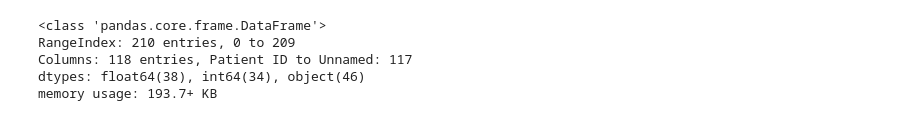
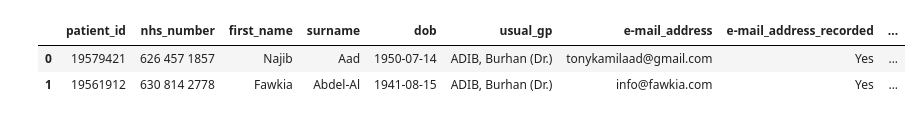
Before and after one commit to janduplessis883/diabetes-streamlit, a Jupyter notebook: notebooks/Testing Values.ipynb, the cells around one changed output. Drawn from its saved outputs; the diff is of its cells as text; code cells hidden in the pictures.

```diff
--- a/notebooks/Testing Values.ipynb
+++ b/notebooks/Testing Values.ipynb
@@ -48,8 +63,22 @@ Today: 2025-04-23
 # %%
-# date_cols = ['DOB', 'First DM Diagnosis', 'Annual Review Done',	'HbA1c', 'BP',	'Cholesterol', 'BMI', 'eGFR', 'Urine ACR',
-#              'Smoking', 'Foot Risk', 'Retinal screening', 'MH Screen - DDS or PHQ', 'Patient goals', 'Care plan',	'Education', 'Next Appt Date']
+date_cols = ['dob', 'first_dm_diagnosis', 'annual_review_done',
+ 'hba1c',
+ 'bp',
+ 'cholesterol',
+ 'bmi',
+ 'egfr',
+ 'urine_acr',
+ 'smoking',
+ 'foot_risk',
+ 'mh_screen_-_dds_or_phq',
+ 'patient_goals',
+ 'care_plan',
+ 'education',
+ 'hypo_monitoring',
+ 'next_appt_date',
+]
 
-# for col in date_cols:
-#     print(col + "-⏱️")
-#     data[col] = data[col].str.replace('00/01/1900', '')
-#     data[col] = pd.to_datetime(data[col], format='mixed', dayfirst=True)
+for col in date_cols:
+    print(col + "-⏱️")
+    data[col] = data[col].str.replace('00/01/1900', '')
+    data[col] = pd.to_datetime(data[col], format='mixed', dayfirst=True)
@@ -56,8 +102,0 @@ Today: 2025-04-23
-# %%
-data.info()
-# %% [output]
-<class 'pandas.core.frame.DataFrame'>
-RangeIndex: 210 entries, 0 to 209
-Columns: 118 entries, Patient ID to Unnamed: 117
-dtypes: float64(38), int64(34), object(46)
-memory usage: 193.7+ KB
@@ -63,0 +161,6 @@ memory usage: 193.7+ KB
+# %%
+data.head(2)
+# %% [output]
+|  | patient_id | nhs_number | first_name | surname | dob | usual_gp | e-mail_address | e-mail_address_recorded | ... |
+| 0 | 19579421 | 626 457 1857 | Najib | Aad | 1950-07-14 | ADIB, Burhan (Dr.) | tonykamilaad@gmail.com | Yes | ... |
+| 1 | 19561912 | 630 814 2778 | Fawkia | Abdel-Al | 1941-08-15 | ADIB, Burhan (Dr.) | info@fawkia.com | Yes | ... |
```
Also changed, not shown: parts of 16 cells of this notebook, 4 other files.
